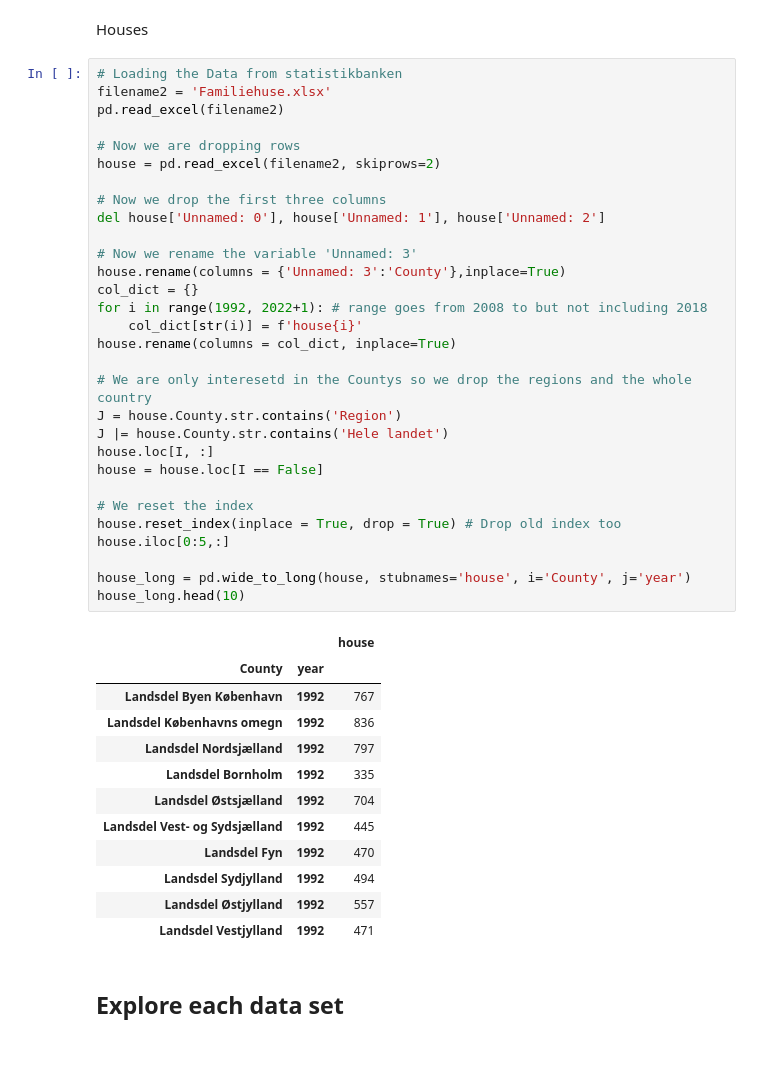
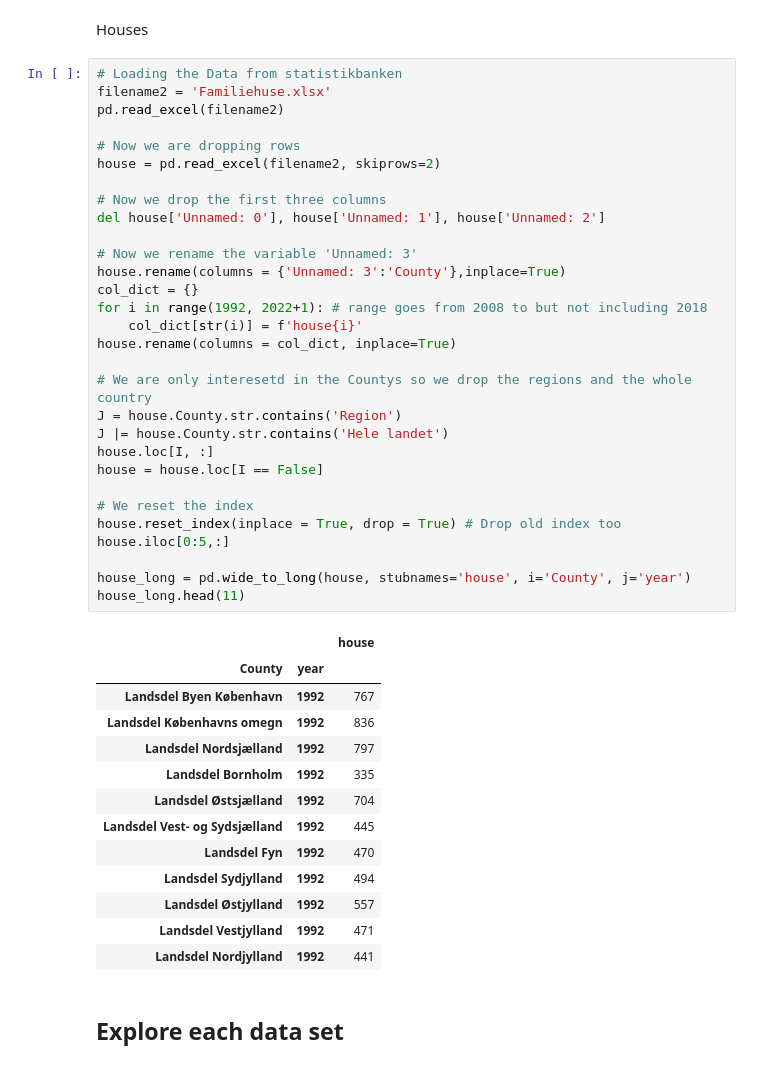
Before and after one commit to NumEconCopenhagen/projects-2023-jps, a Jupyter notebook: dataproject/dataproject.ipynb, the cells around one changed output. Cells and saved outputs as stored; diff of their text form.

```diff
--- a/dataproject/dataproject.ipynb
+++ b/dataproject/dataproject.ipynb
@@ -116,34 +117,35 @@ del house['Unnamed: 0'], house['Unnamed: 1'], house['Unnamed: 2']
 house.rename(columns = {'Unnamed: 3':'County'},inplace=True)
 col_dict = {}
 for i in range(1992, 2022+1): # range goes from 2008 to but not including 2018
     col_dict[str(i)] = f'house{i}'
 house.rename(columns = col_dict, inplace=True)
 
 # We are only interesetd in the Countys so we drop the regions and the whole country
 J = house.County.str.contains('Region')
 J |= house.County.str.contains('Hele landet')
 house.loc[I, :]
 house = house.loc[I == False]
 
 # We reset the index
 house.reset_index(inplace = True, drop = True) # Drop old index too
 house.iloc[0:5,:]
 
 house_long = pd.wide_to_long(house, stubnames='house', i='County', j='year')
-house_long.head(10)
+house_long.head(11)
 # %% [output]
 |  |  | house |
 | County | year |  |
 | Landsdel Byen København | 1992 | 767 |
 | Landsdel Københavns omegn | 1992 | 836 |
 | Landsdel Nordsjælland | 1992 | 797 |
 | Landsdel Bornholm | 1992 | 335 |
 | Landsdel Østsjælland | 1992 | 704 |
 | Landsdel Vest- og Sydsjælland | 1992 | 445 |
 | Landsdel Fyn | 1992 | 470 |
 | Landsdel Sydjylland | 1992 | 494 |
 | Landsdel Østjylland | 1992 | 557 |
 | Landsdel Vestjylland | 1992 | 471 |
+| Landsdel Nordjylland | 1992 | 441 |
 # %% [markdown]
 ## Explore each data set
 # %% [markdown]
```
Also changed, not shown: parts of 1 cell of this notebook.
